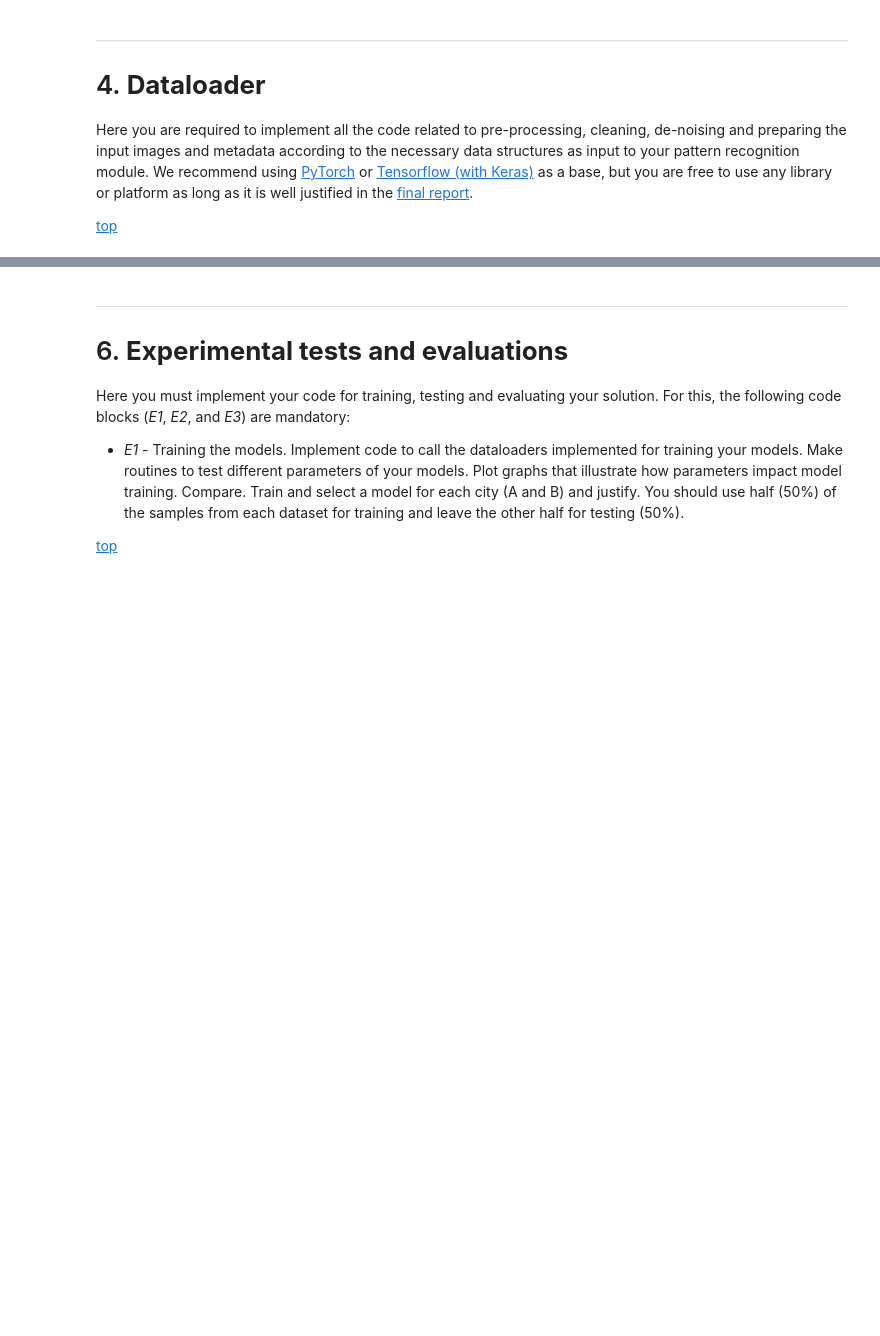
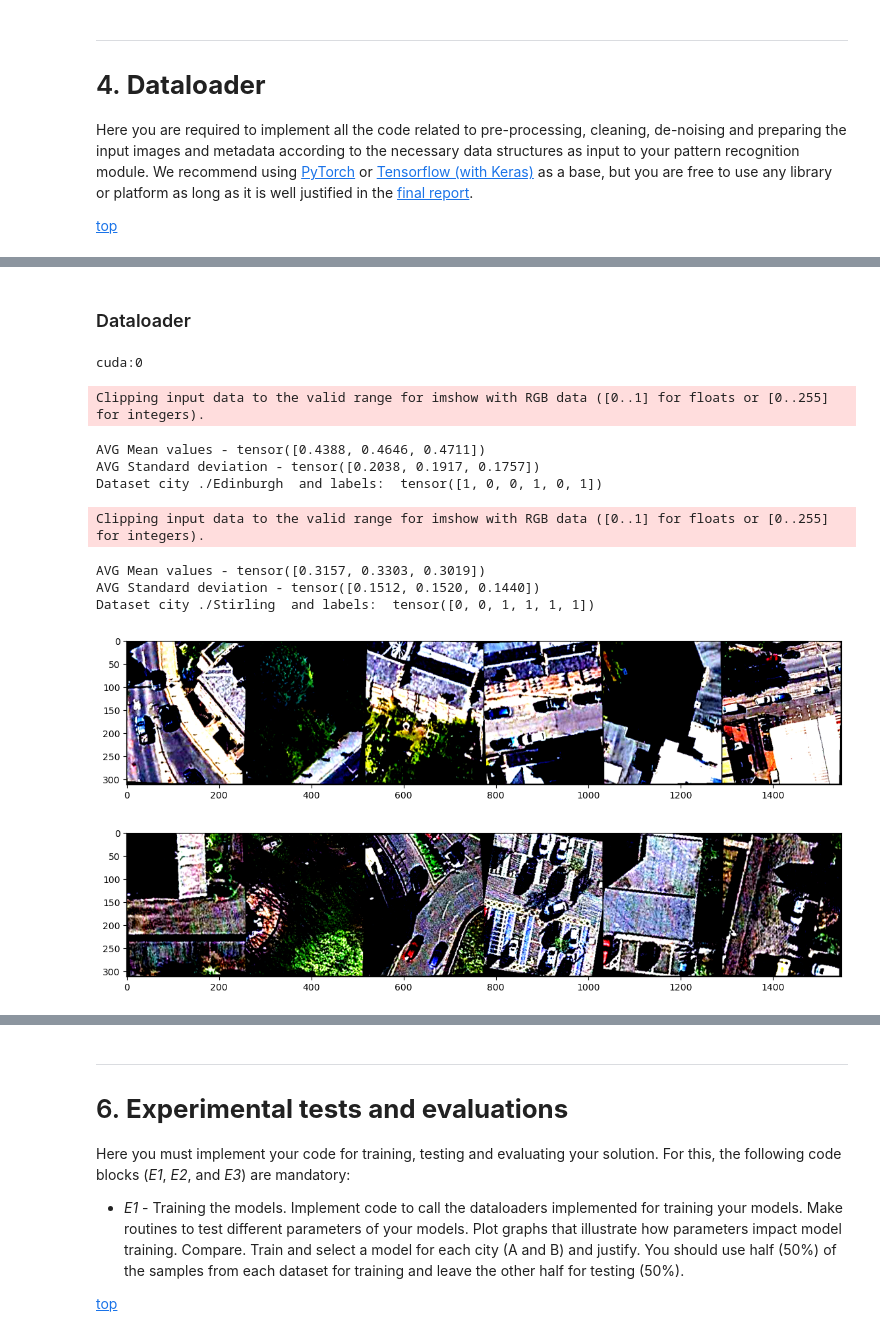
Before and after one commit to Cam-Morrison/AerialCarRecognition, a Jupyter notebook: 2023_Spring_Assignment_M6.ipynb, the cells around one changed output, grey strips where cells are left out. Cells and saved outputs as stored; diff of their text form; code cells hidden in the pictures; blank space fills up the shorter version.

```diff
--- a/2023_Spring_Assignment_M6.ipynb
+++ b/2023_Spring_Assignment_M6.ipynb
@@ -172,3 +147,56 @@ Directory: ./Stirling  labels:  tensor([1, 1, 0, 0, 1, 1])
+# %% [markdown]
+### Dataloader
+# %%
+#Loads in data from directories
+def dataloader(root):
+    mean, std = find_normalization_params(root)
+
+    #Random transforms so that existing images are different from entire dataset in test loader
+    train_transforms = transforms.Compose([
+        transforms.Resize((308, 256)),
+        transforms.RandomHorizontalFlip(),
+        transforms.RandomRotation(10),
+        transforms.ToTensor(),
+        transforms.Normalize(torch.Tensor(mean), torch.Tensor(std))
+    ])
+    #Keep all images the same for testing
+    test_transforms = transforms.Compose([
+        transforms.Resize((308, 256)),
+        transforms.ToTensor(),
+        transforms.Normalize(torch.Tensor(mean), torch.Tensor(std))
+    ])
+    #Loading datasets with transforms
+    train = torchvision.datasets.ImageFolder(root = root, transform = train_transforms)
+    test = torchvision.datasets.ImageFolder(root = root, transform = test_transforms)
+    number_of_workers = 0 if sys.platform.startswith('win32') else 4
+
+    #Output examples
+    show_transformed_images(root, train)
+
+    #Shuffled subset
+    training_batch = torch.utils.data.DataLoader(train, batch_size, shuffle = True, num_workers=number_of_workers)
+    testing_batch = torch.utils.data.DataLoader(test, batch_size, shuffle = False, num_workers=number_of_workers)
+
+    return training_batch, testing_batch
+
+device = apply_graphics_card()
+print(device)
+
+#This results in 50% train 50% split as the train data is all distored and transformed whereas the test are the originals.
+Edinburgh_train, Edinburgh_test = dataloader("./Edinburgh")
+Stirling_train, Stirling_test = dataloader("./Stirling")
+# %% [output]
+cuda:0
+Clipping input data to the valid range for imshow with RGB data ([0..1] for floats or [0..255] for integers).
+AVG Mean values - tensor([0.4388, 0.4646, 0.4711])
+AVG Standard deviation - tensor([0.2038, 0.1917, 0.1757])
+Dataset city ./Edinburgh  and labels:  tensor([1, 0, 0, 1, 0, 1])
+Clipping input data to the valid range for imshow with RGB data ([0..1] for floats or [0..255] for integers).
+AVG Mean values - tensor([0.3157, 0.3303, 0.3019])
+AVG Standard deviation - tensor([0.1512, 0.1520, 0.1440])
+Dataset city ./Stirling  and labels:  tensor([0, 0, 1, 1, 1, 1])
+[figure, added]
+[figure, added]
 # %% [markdown]
 ---
 
```
Also changed, not shown: parts of 32 cells of this notebook, 3 other files.
